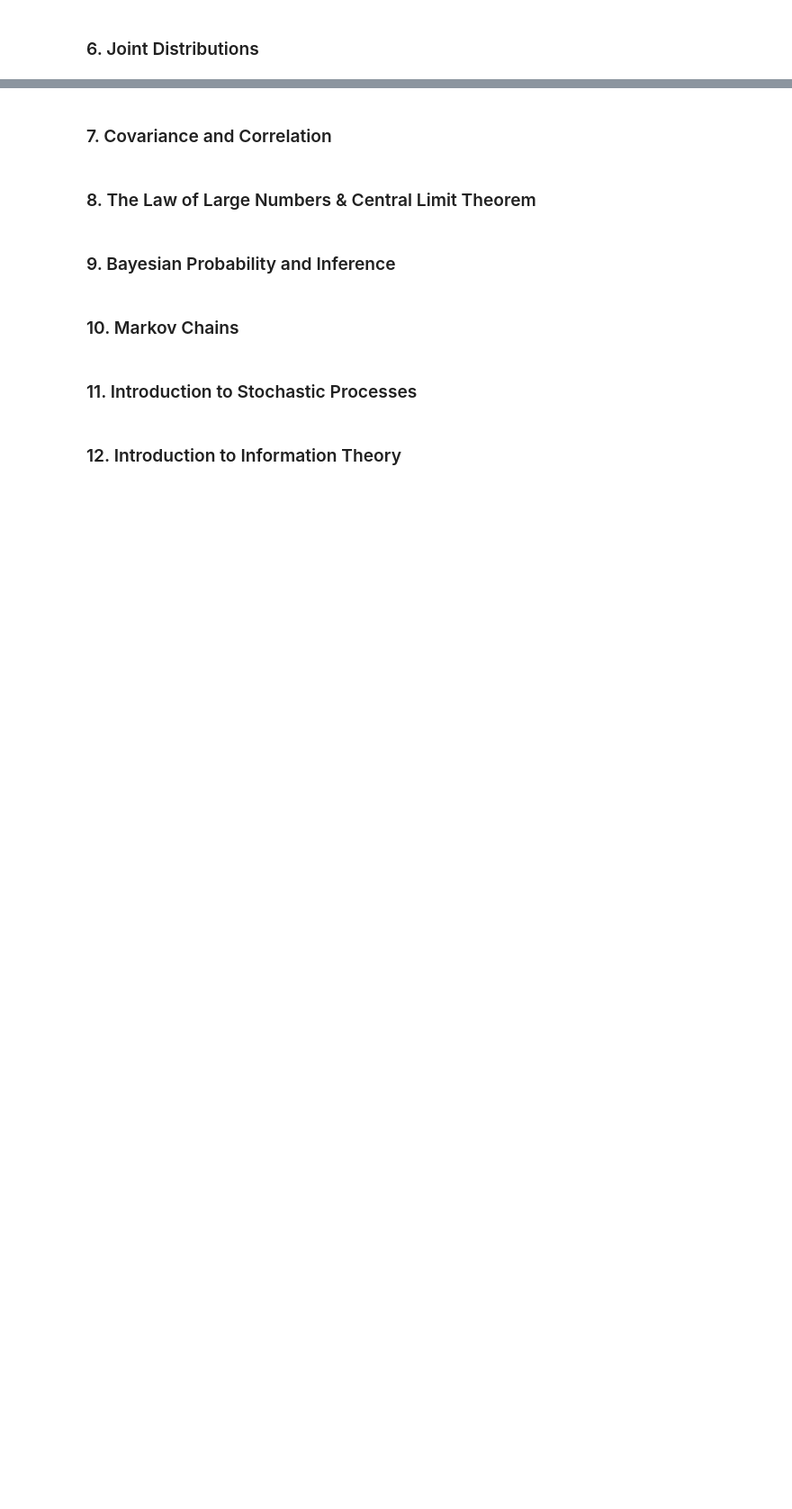
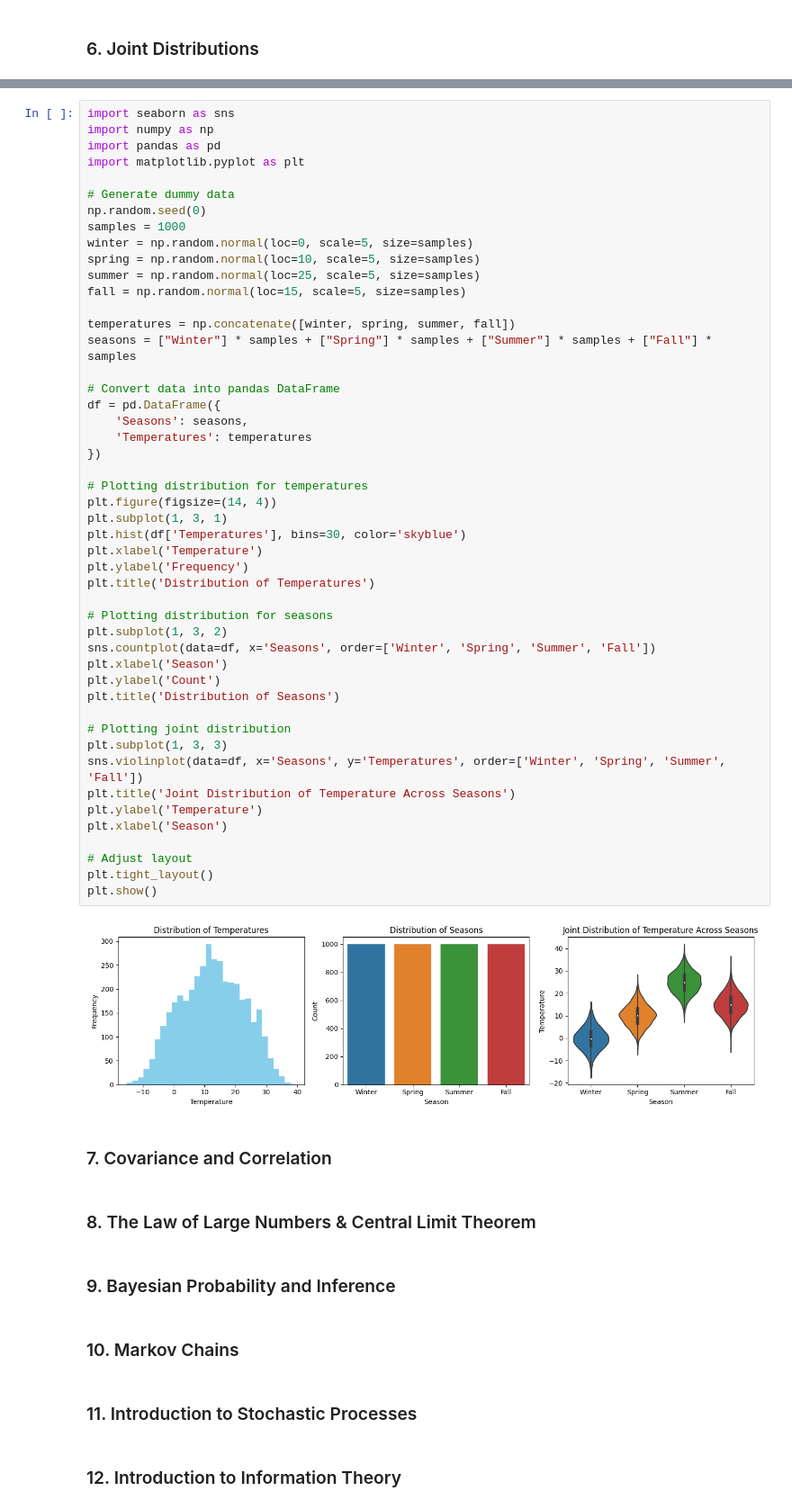
Before and after one commit to natapone/learning_ai_by_coding, a Jupyter notebook: 1-3_probability.ipynb, the cells around one changed output, grey strips where cells are left out. Shown at 90% size. Cells and saved outputs as stored; diff of their text form; blank space fills up the shorter version.

```diff
--- a/1-3_probability.ipynb
+++ b/1-3_probability.ipynb
@@ -1294,3 +1455,53 @@ plt.show()
+# %%
+import seaborn as sns
+import numpy as np
+import pandas as pd
+import matplotlib.pyplot as plt
+
+# Generate dummy data
+np.random.seed(0)
+samples = 1000
+winter = np.random.normal(loc=0, scale=5, size=samples)
+spring = np.random.normal(loc=10, scale=5, size=samples)
+summer = np.random.normal(loc=25, scale=5, size=samples)
+fall = np.random.normal(loc=15, scale=5, size=samples)
+
+temperatures = np.concatenate([winter, spring, summer, fall])
+seasons = ["Winter"] * samples + ["Spring"] * samples + ["Summer"] * samples + ["Fall"] * samples
+
+# Convert data into pandas DataFrame
+df = pd.DataFrame({
+    'Seasons': seasons,
+    'Temperatures': temperatures
+})
+
+# Plotting distribution for temperatures
+plt.figure(figsize=(14, 4))
+plt.subplot(1, 3, 1)
+plt.hist(df['Temperatures'], bins=30, color='skyblue')
+plt.xlabel('Temperature')
+plt.ylabel('Frequency')
+plt.title('Distribution of Temperatures')
+
+# Plotting distribution for seasons
+plt.subplot(1, 3, 2)
+sns.countplot(data=df, x='Seasons', order=['Winter', 'Spring', 'Summer', 'Fall'])
+plt.xlabel('Season')
+plt.ylabel('Count')
+plt.title('Distribution of Seasons')
+
+# Plotting joint distribution
+plt.subplot(1, 3, 3)
+sns.violinplot(data=df, x='Seasons', y='Temperatures', order=['Winter', 'Spring', 'Summer', 'Fall'])
+plt.title('Joint Distribution of Temperature Across Seasons')
+plt.ylabel('Temperature')
+plt.xlabel('Season')
+
+# Adjust layout
+plt.tight_layout()
+plt.show()
+# %% [output]
+[figure, added]
 # %% [markdown]
 ### 7. Covariance and Correlation
 # %% [markdown]
```
Also changed, not shown: parts of 10 cells of this notebook.
